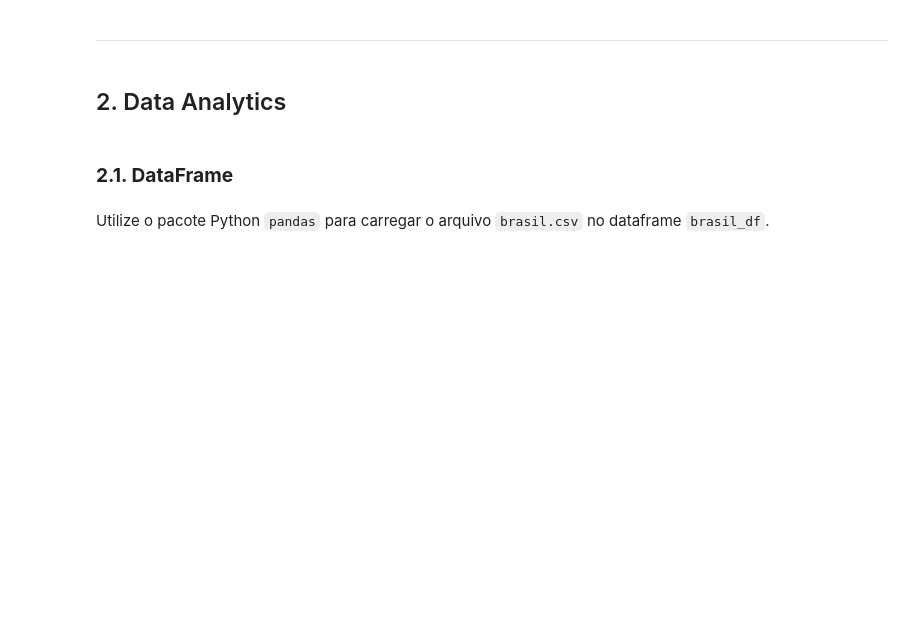
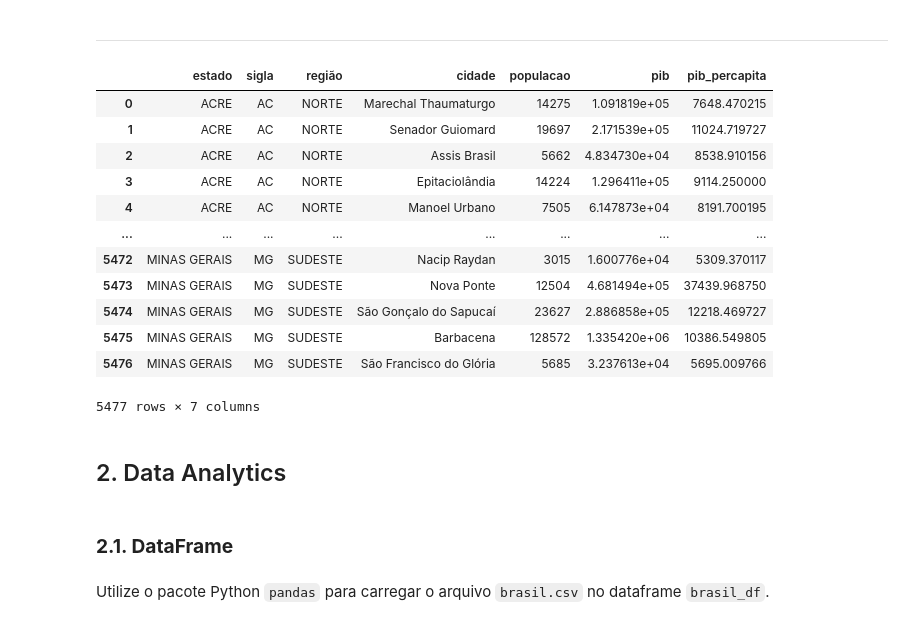
Before and after one commit to armando-nahmias/EBAC, a Jupyter notebook: AD/PAD_M13_Resposta.ipynb, the cells around one changed output. Saved outputs shown, nothing was run; the diff lists cells and outputs as text; code cells hidden in the pictures; blank space fills up the shorter version.

```diff
--- a/AD/PAD_M13_Resposta.ipynb
+++ b/AD/PAD_M13_Resposta.ipynb
@@ -324,5 +312,25 @@ KeyError: 'gid'
+# %%
+brasil_df.to_csv('./dados/brasil.csv', index=False)
+
+brasil_df_lido = pd.read_csv('./dados/brasil.csv')
 # %% [markdown]
 ---
+# %%
+brasil_df_lido
+# %% [output]
+|  | estado | sigla | região | cidade | populacao | pib | pib_percapita |
+| 0 | ACRE | AC | NORTE | Marechal Thaumaturgo | 14275 | 1.091819e+05 | 7648.470215 |
+| 1 | ACRE | AC | NORTE | Senador Guiomard | 19697 | 2.171539e+05 | 11024.719727 |
+| 2 | ACRE | AC | NORTE | Assis Brasil | 5662 | 4.834730e+04 | 8538.910156 |
+| 3 | ACRE | AC | NORTE | Epitaciolândia | 14224 | 1.296411e+05 | 9114.250000 |
+| 4 | ACRE | AC | NORTE | Manoel Urbano | 7505 | 6.147873e+04 | 8191.700195 |
+| ... | ... | ... | ... | ... | ... | ... | ... |
+| 5472 | MINAS GERAIS | MG | SUDESTE | Nacip Raydan | 3015 | 1.600776e+04 | 5309.370117 |
+| 5473 | MINAS GERAIS | MG | SUDESTE | Nova Ponte | 12504 | 4.681494e+05 | 37439.968750 |
+| 5474 | MINAS GERAIS | MG | SUDESTE | São Gonçalo do Sapucaí | 23627 | 2.886858e+05 | 12218.469727 |
+| 5475 | MINAS GERAIS | MG | SUDESTE | Barbacena | 128572 | 1.335420e+06 | 10386.549805 |
+| 5476 | MINAS GERAIS | MG | SUDESTE | São Francisco do Glória | 5685 | 3.237613e+04 | 5695.009766 |
+5477 rows × 7 columns
 # %% [markdown]
 ## 2\. Data Analytics
 # %% [markdown]
```
Also changed, not shown: parts of 12 cells of this notebook, 4 other files.
